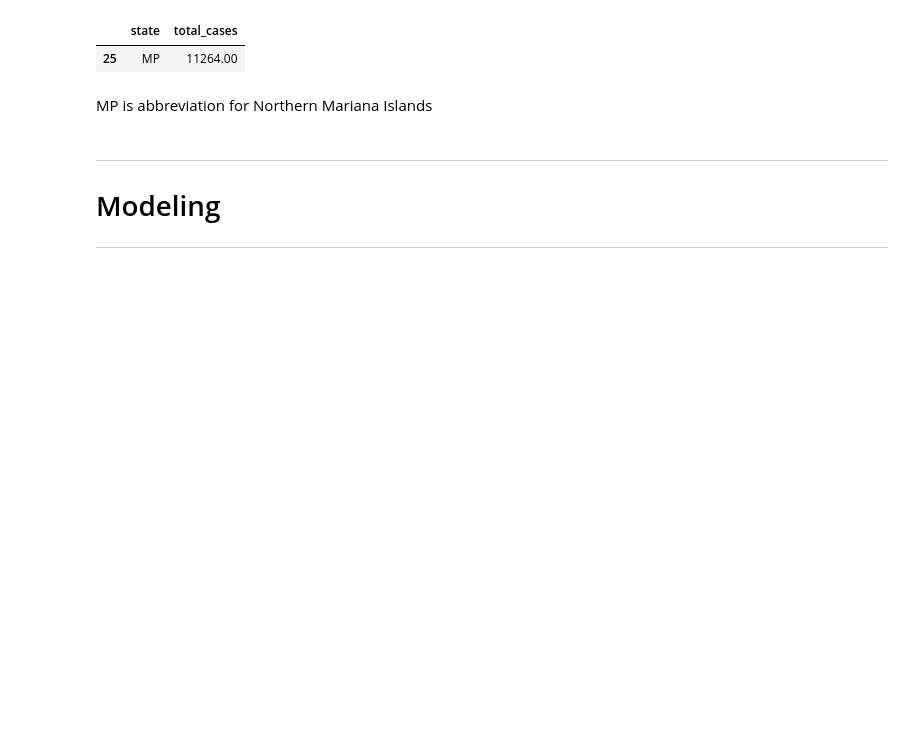
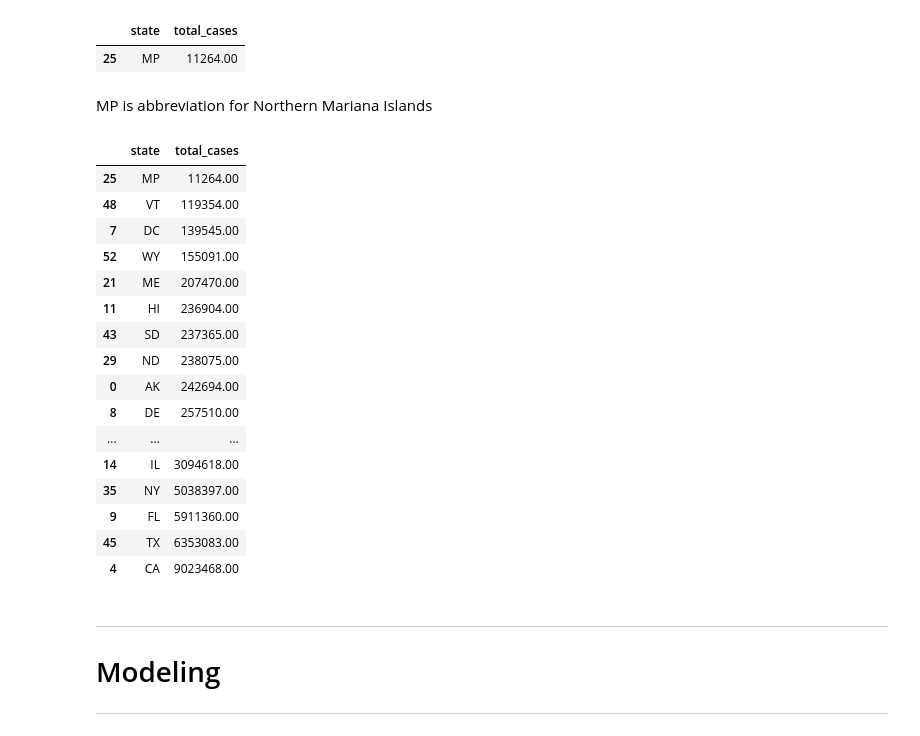
Before and after one commit to JeanetteSchulz/Covid_Analysis, a Jupyter notebook: Jeanettes_Project_Workbook.ipynb, the cells around one changed output. Cells and saved outputs as stored; diff of their text form; code cells hidden in the pictures; blank space fills up the shorter version.

Commit message:
examining total cases in each state

```diff
--- a/Jeanettes_Project_Workbook.ipynb
+++ b/Jeanettes_Project_Workbook.ipynb
@@ -640,6 +646,27 @@ state_cases[state_cases.total_cases == state_cases.total_cases.min()]
 | 25 | MP | 11264.00 |
 # %% [markdown]
 MP is abbreviation for Northern Mariana Islands
+# %%
+# Total cases per state in Ascending order
+state_cases.sort_values("total_cases")
+# %% [output]
+|  | state | total_cases |
+| 25 | MP | 11264.00 |
+| 48 | VT | 119354.00 |
+| 7 | DC | 139545.00 |
+| 52 | WY | 155091.00 |
+| 21 | ME | 207470.00 |
+| 11 | HI | 236904.00 |
+| 43 | SD | 237365.00 |
+| 29 | ND | 238075.00 |
+| 0 | AK | 242694.00 |
+| 8 | DE | 257510.00 |
+| ... | ... | ... |
+| 14 | IL | 3094618.00 |
+| 35 | NY | 5038397.00 |
+| 9 | FL | 5911360.00 |
+| 45 | TX | 6353083.00 |
+| 4 | CA | 9023468.00 |
 # %% [markdown]
 ---
 # Modeling
```
Also changed, not shown: parts of 28 cells of this notebook.
